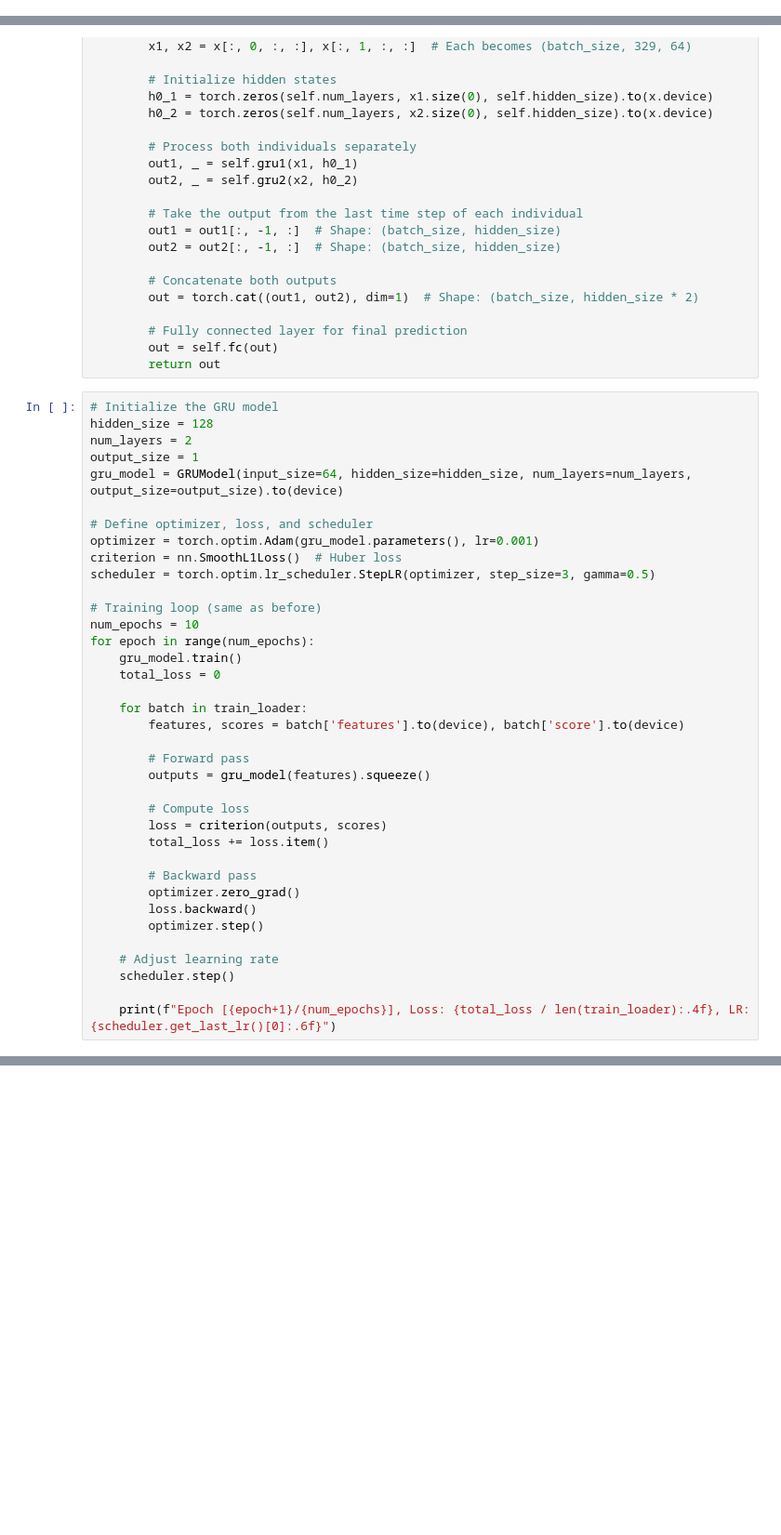
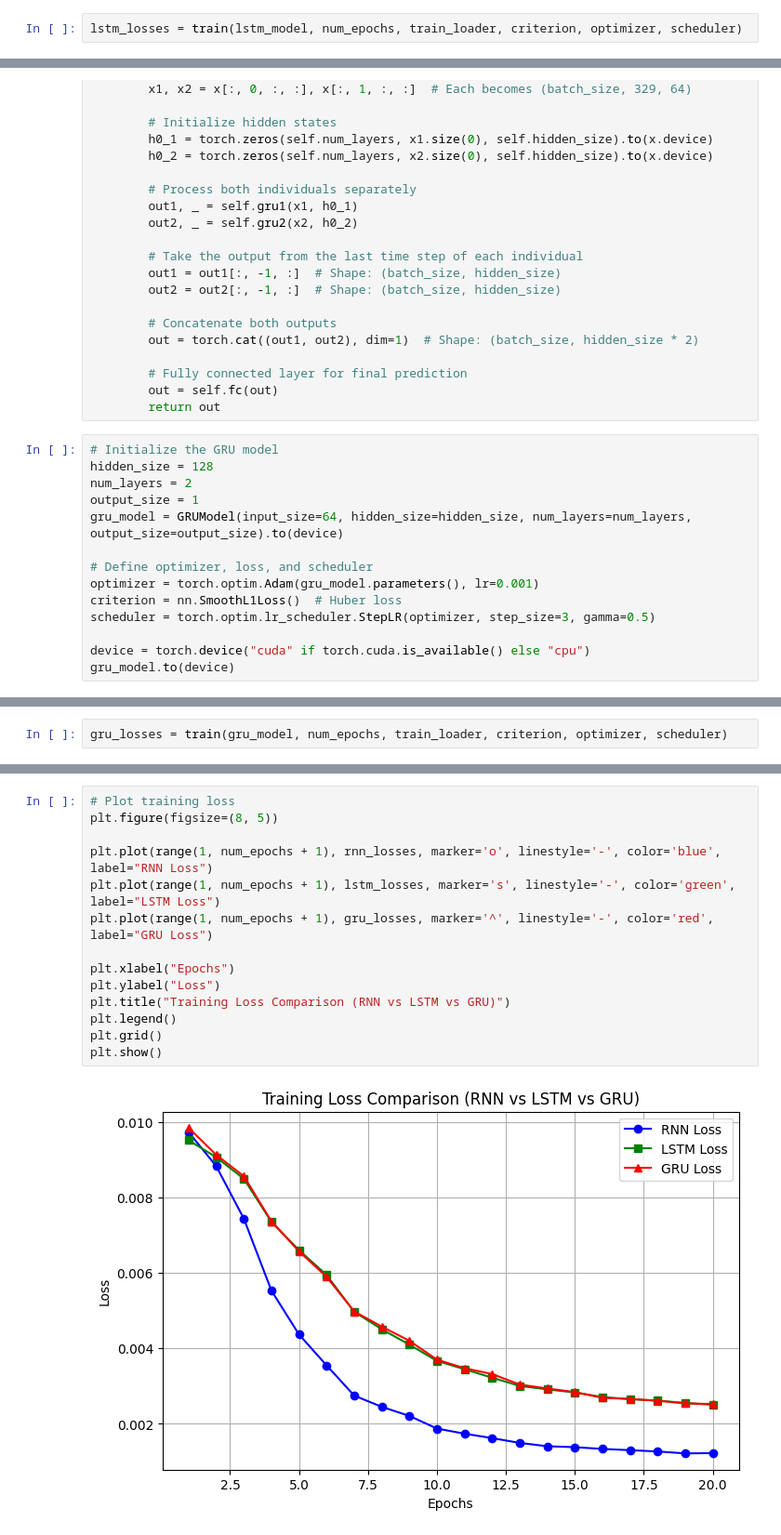
Before and after one commit to sadrasabouri/SEMPI, a Jupyter notebook: 2.OldSchoolModels.ipynb, the cells around one changed output, grey strips where cells are left out. Shown: that part at 93% size. Drawn from its saved outputs; the diff is of its cells as text; blank space fills up the shorter version.

Commit message:
Graphing completed

```diff
--- a/2.OldSchoolModels.ipynb
+++ b/2.OldSchoolModels.ipynb
@@ -261,0 +309,2 @@ Epoch [10/10], Loss: 0.0039, LR: 0.000125
+# %%
+lstm_losses = train(lstm_model, num_epochs, train_loader, criterion, optimizer, scheduler)
@@ -317,29 +383,6 @@ optimizer = torch.optim.Adam(gru_model.parameters(), lr=0.001)
 criterion = nn.SmoothL1Loss()  # Huber loss
 scheduler = torch.optim.lr_scheduler.StepLR(optimizer, step_size=3, gamma=0.5)
 
-# Training loop (same as before)
-num_epochs = 10
-for epoch in range(num_epochs):
-    gru_model.train()
-    total_loss = 0
-
-    for batch in train_loader:
-        features, scores = batch['features'].to(device), batch['score'].to(device)
-
-        # Forward pass
-        outputs = gru_model(features).squeeze()
-
-        # Compute loss
-        loss = criterion(outputs, scores)
-        total_loss += loss.item()
-
-        # Backward pass
-        optimizer.zero_grad()
-        loss.backward()
-        optimizer.step()
-
-    # Adjust learning rate
-    scheduler.step()
-
-    print(f"Epoch [{epoch+1}/{num_epochs}], Loss: {total_loss / len(train_loader):.4f}, LR: {scheduler.get_last_lr()[0]:.6f}")
+device = torch.device("cuda" if torch.cuda.is_available() else "cpu")
+gru_model.to(device)
 # %% [output]
@@ -355,0 +394,2 @@ Epoch [10/10], Loss: 0.0042, LR: 0.000125
+# %%
+gru_losses = train(gru_model, num_epochs, train_loader, criterion, optimizer, scheduler)
@@ -365,0 +423,16 @@ Validation Metrics:
+# %%
+# Plot training loss
+plt.figure(figsize=(8, 5))
+
+plt.plot(range(1, num_epochs + 1), rnn_losses, marker='o', linestyle='-', color='blue', label="RNN Loss")
+plt.plot(range(1, num_epochs + 1), lstm_losses, marker='s', linestyle='-', color='green', label="LSTM Loss")
+plt.plot(range(1, num_epochs + 1), gru_losses, marker='^', linestyle='-', color='red', label="GRU Loss")
+
+plt.xlabel("Epochs")
+plt.ylabel("Loss")
+plt.title("Training Loss Comparison (RNN vs LSTM vs GRU)")
+plt.legend()
+plt.grid()
+plt.show()
+# %% [output]
+[figure, added]
```
Also changed, not shown: parts of 16 cells of this notebook.
